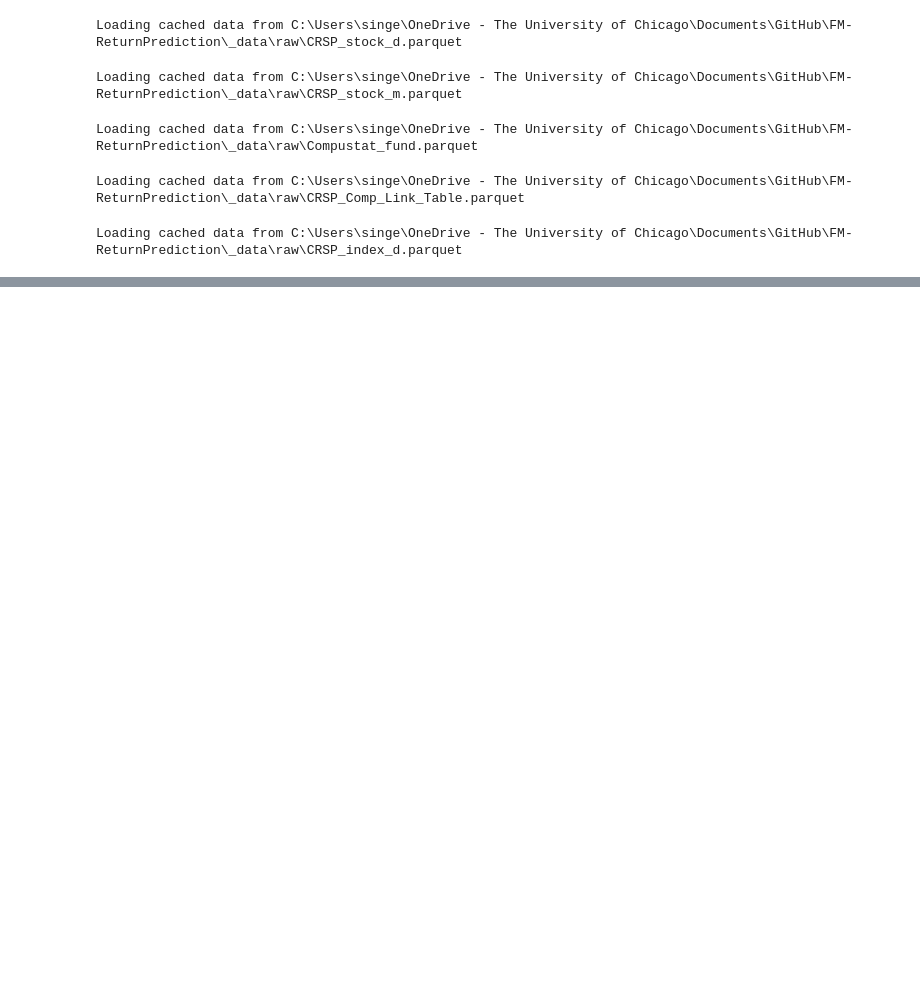
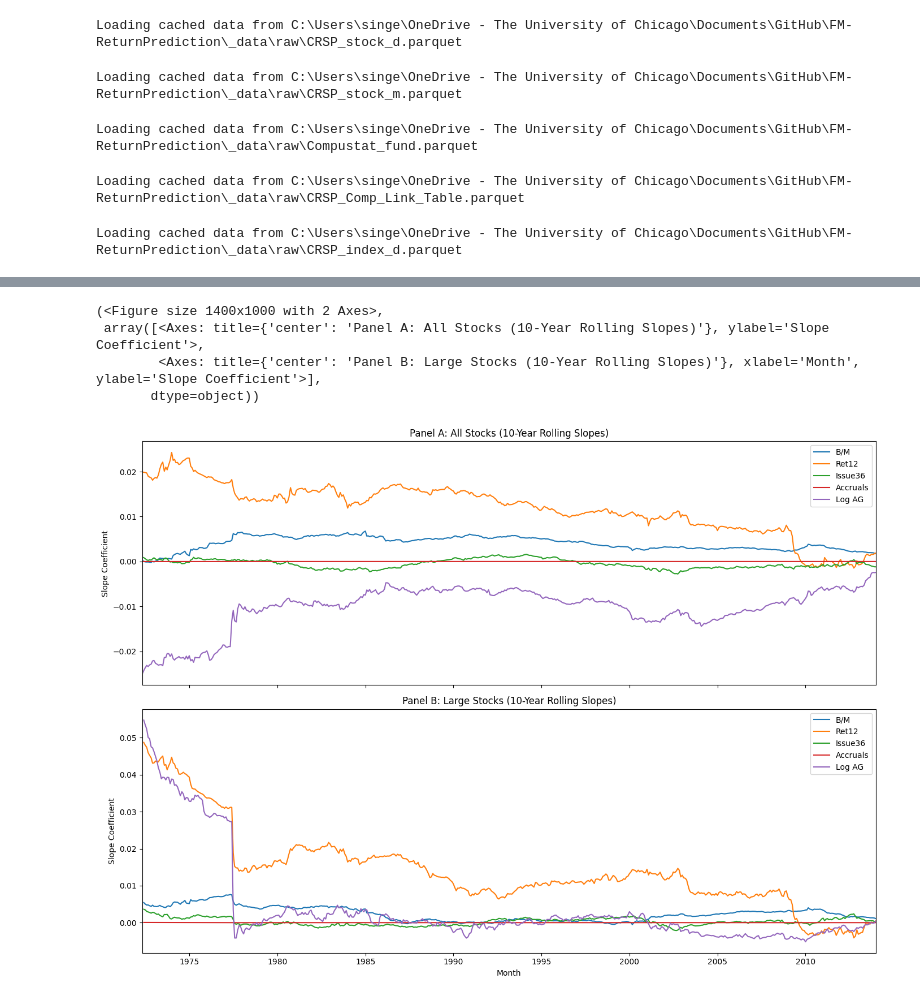
Before and after one commit to BaileyMeche/FM-ReturnPrediction, a Jupyter notebook: src/get_data.ipynb, the cells around one changed output, grey strips where cells are left out. Drawn from its saved outputs; the diff is of its cells as text; code cells hidden in the pictures; blank space fills up the shorter version.

Commit message:
Created figure 1

```diff
--- a/src/get_data.ipynb
+++ b/src/get_data.ipynb
@@ -308,0 +404,8 @@ table_1
+# %%
+create_figure_1(subsets_comp_crsp)
+# %% [output]
+(<Figure size 1400x1000 with 2 Axes>,
+ array([<Axes: title={'center': 'Panel A: All Stocks (10-Year Rolling Slopes)'}, ylabel='Slope Coefficient'>,
+        <Axes: title={'center': 'Panel B: Large Stocks (10-Year Rolling Slopes)'}, xlabel='Month', ylabel='Slope Coefficient'>],
+       dtype=object))
+[figure, added]
```
Also changed, not shown: parts of 2 cells of this notebook.
